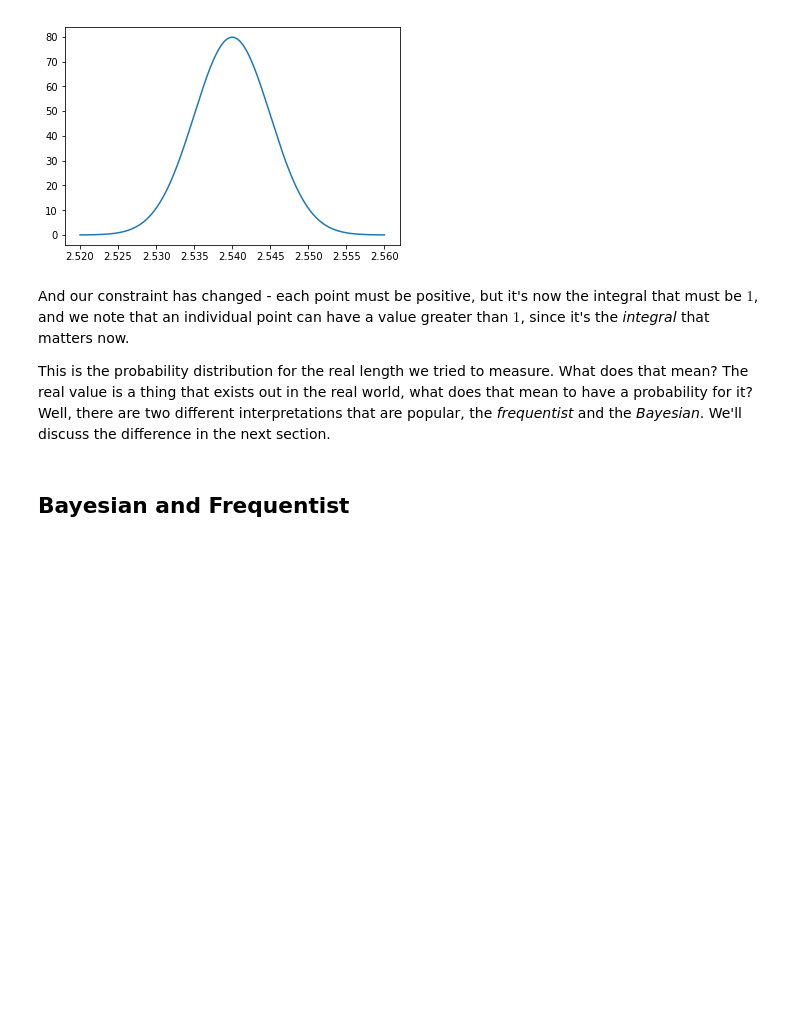
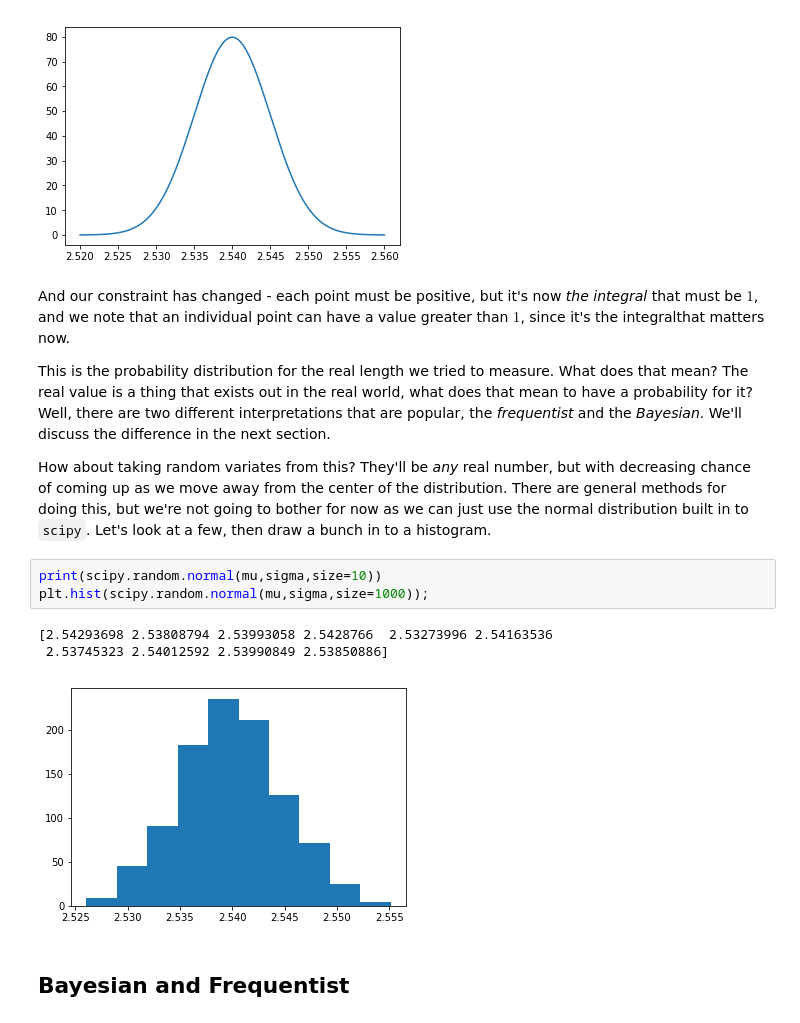
Before and after one commit to Cisneros-Galaxy/RCFM, a Jupyter notebook: rich_docs/Malleus.ipynb, the cells around one changed output. Drawn from its saved outputs; the diff is of its cells as text; blank space fills up the shorter version.

```diff
--- a/rich_docs/Malleus.ipynb
+++ b/rich_docs/Malleus.ipynb
@@ -174,9 +167,18 @@ plt.plot(x,px);
 # %% [output]
 [figure]
 # %% [markdown]
-And our constraint has changed - each point must be positive, but it's now the integral that must be $1$, and we note that an individual point can have a value greater than $1$, since it's the _integral_ that matters now.
+And our constraint has changed - each point must be positive, but it's now _the integral_ that must be $1$, and we note that an individual point can have a value greater than $1$, since it's the integralthat matters now.
 
 This is the probability distribution for the real length we tried to measure.  What does that mean?  The real value is a thing that exists out in the real world, what does that mean to have a probability for it?  Well, there are two different interpretations that are popular, the _frequentist_ and the _Bayesian_.  We'll discuss the difference in the next section.
+
+How about taking random variates from this?  They'll be _any_ real number, but with decreasing chance of coming up as we move away from the center of the distribution.  There are general methods for doing this, but we're not going to bother for now as we can just use the normal distribution built in to `scipy`.  Let's look at a few, then draw a bunch in to a histogram.
+# %%
+print(scipy.random.normal(mu,sigma,size=10))
+plt.hist(scipy.random.normal(mu,sigma,size=1000));
+# %% [output]
+[2.54293698 2.53808794 2.53993058 2.5428766  2.53273996 2.54163536
+ 2.53745323 2.54012592 2.53990849 2.53850886]
+[figure, added]
 # %% [markdown]
 ## Bayesian and Frequentist
 # %% [markdown]
```
Also changed, not shown: parts of 11 cells of this notebook.
